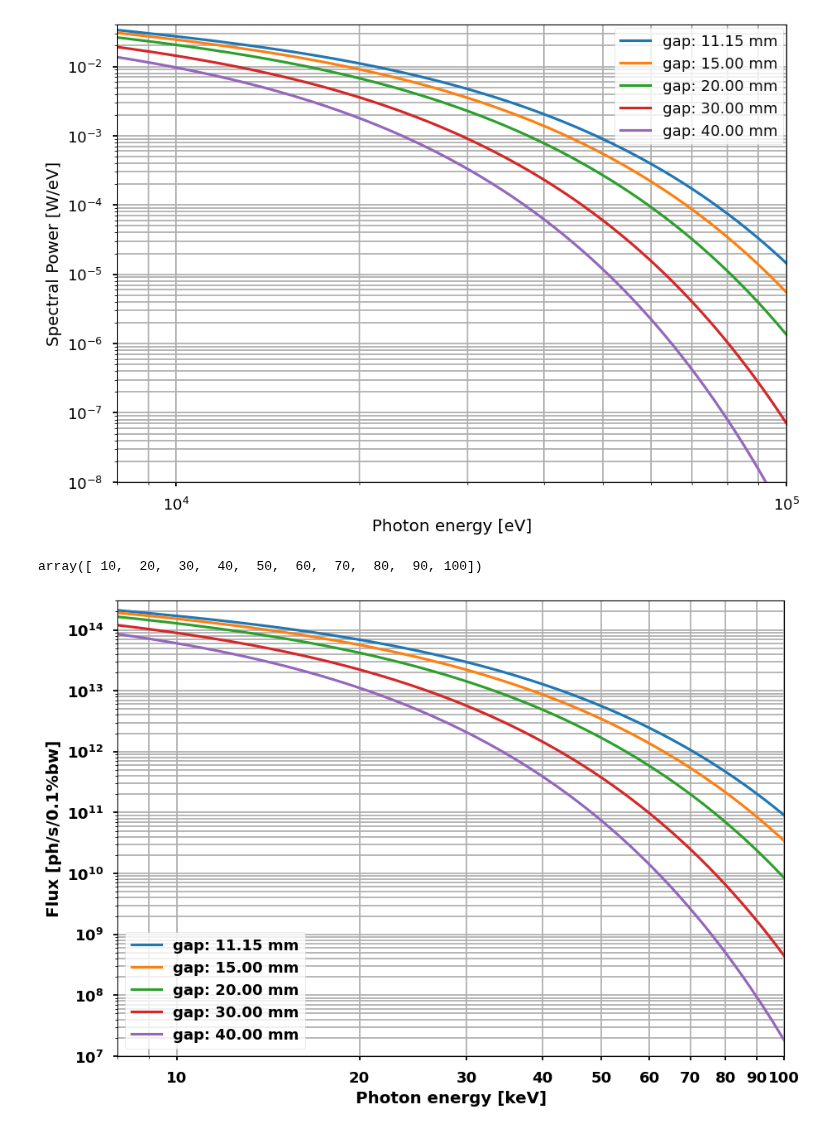
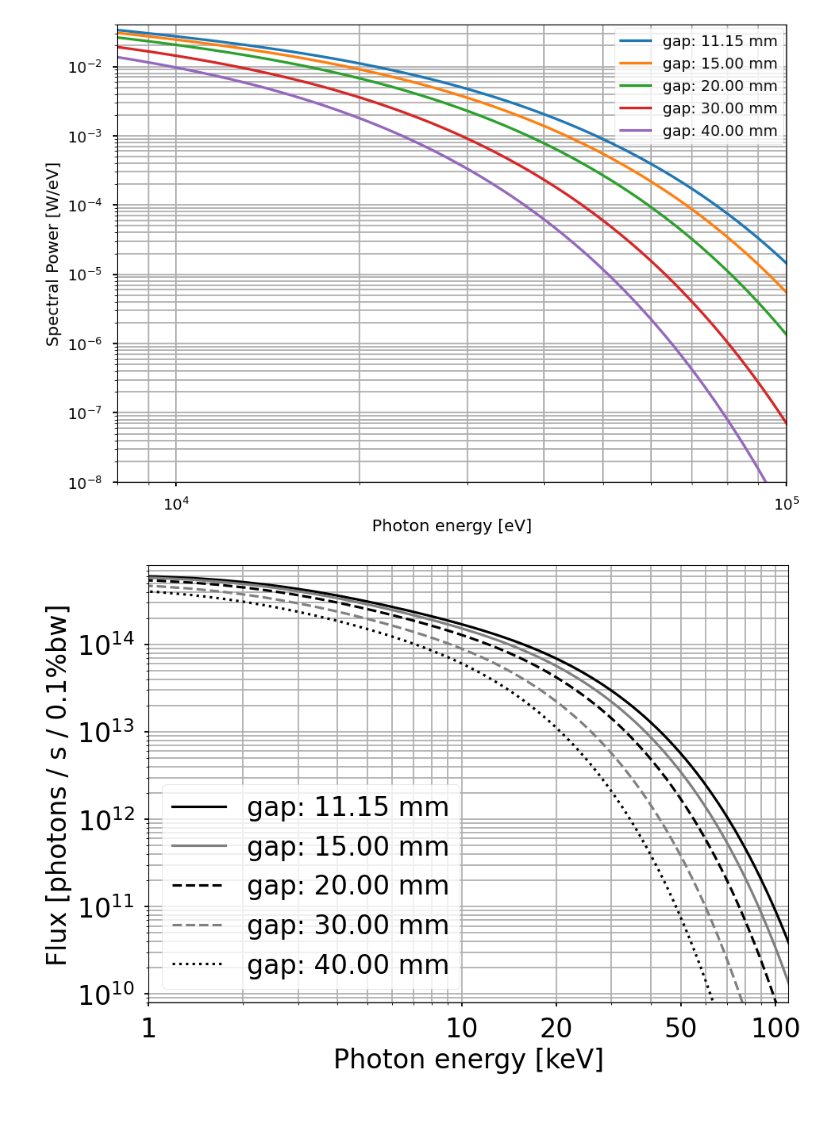
Before and after one commit to gianthk/BEATS_raytracing, a Jupyter notebook: BEATS_3PW_flux_vs_gap.ipynb, the cells around one changed output. Drawn from its saved outputs; the diff is of its cells as text; code cells hidden in the pictures.

```diff
--- a/BEATS_3PW_flux_vs_gap.ipynb
+++ b/BEATS_3PW_flux_vs_gap.ipynb
@@ -26,8 +26,8 @@ plt.style.use('seaborn-v0_8-talk')
 # plt.style.use('default')
 # %%
 %matplotlib inline
-font = {'weight' : 'bold',
-        'size'   : 18}
+font = {'weight' : 'normal',
+        'size'   : 24}
 matplotlib.rc('font', **font)
 # %% [markdown]
 ## Read 3PW Spectral power files - XOP simulations
@@ -83,30 +83,32 @@ plt.ylabel('Spectral Power [W/eV]')
 # %% [output]
 Text(0, 0.5, 'Spectral Power [W/eV]')
 [figure]
-# %%
-np.arange(10,110,10)
-# %% [output]
-array([ 10,  20,  30,  40,  50,  60,  70,  80,  90, 100])
+# %%
+matplotlib.rcParams.update({'font.size': 62})
 # %%
 f, ax = plt.subplots()
 
-plt.plot(Flux_gap11['E']/1e3, Flux_gap11['F'])
-plt.plot(Flux_gap15['E']/1e3, Flux_gap15['F'])
-plt.plot(Flux_gap20['E']/1e3, Flux_gap20['F'])
-plt.plot(Flux_gap30['E']/1e3, Flux_gap30['F'])
-plt.plot(Flux_gap40['E']/1e3, Flux_gap40['F'])
-ax.set(xlim=(8, 10), ylim=(1e7, 3e14))
+plt.plot(Flux_gap11['E']/1e3, Flux_gap11['F'], 'k', linestyle='solid')
+plt.plot(Flux_gap15['E']/1e3, Flux_gap15['F'], 'gray', linestyle='solid')
+plt.plot(Flux_gap20['E']/1e3, Flux_gap20['F'], 'k', linestyle='dashed')
+plt.plot(Flux_gap30['E']/1e3, Flux_gap30['F'], 'gray', linestyle='dashed')
+plt.plot(Flux_gap40['E']/1e3, Flux_gap40['F'], 'k', linestyle='dotted')
+ax.set(xlim=(1, 110), ylim=(8e9, 8e14))
 
-plt.legend(['gap: 11.15 mm', 'gap: 15.00 mm', 'gap: 20.00 mm', 'gap: 30.00 mm', 'gap: 40.00 mm'])
+plt.legend(['gap: 11.15 mm', 'gap: 15.00 mm', 'gap: 20.00 mm', 'gap: 30.00 mm', 'gap: 40.00 mm'], fontsize=24)
 
 plt.grid(True, which="both")
 ax.set_xscale('log')
 ax.set_yscale('log')
-ax.set_xticks(np.arange(10,110,10), style='plain')
+# ax.set_xticks(np.arange(10,110,10), np.arange(10,110,10), style='oblique')
+ax.set_xticks([1, 10, 20, 50, 100])
+# ax.set_xticklabels([1, 10, 20, 50, 100], fontsize=20)
+ax.tick_params(axis='x', labelsize=24)
+ax.tick_params(axis='y', labelsize=24)
 ax.get_xaxis().set_major_formatter(matplotlib.ticker.ScalarFormatter())
 
-plt.xlabel('Photon energy [keV]', weight='bold')
-plt.ylabel('Flux [ph/s/0.1%bw]', weight='bold')
-f.savefig('3PW_magnetic_field_profiles/Flux_3PW_gap.png', bbox_inches='tight', dpi=600)
+plt.xlabel('Photon energy [keV]', **font)
+plt.ylabel('Flux [photons / s / 0.1%bw]', **font)
+f.savefig('3PW_magnetic_field_profiles/Flux_3PW_gap_BW2.png', bbox_inches='tight', dpi=600)
 # %% [output]
-[figure, old version]
+[figure, new version]
```
